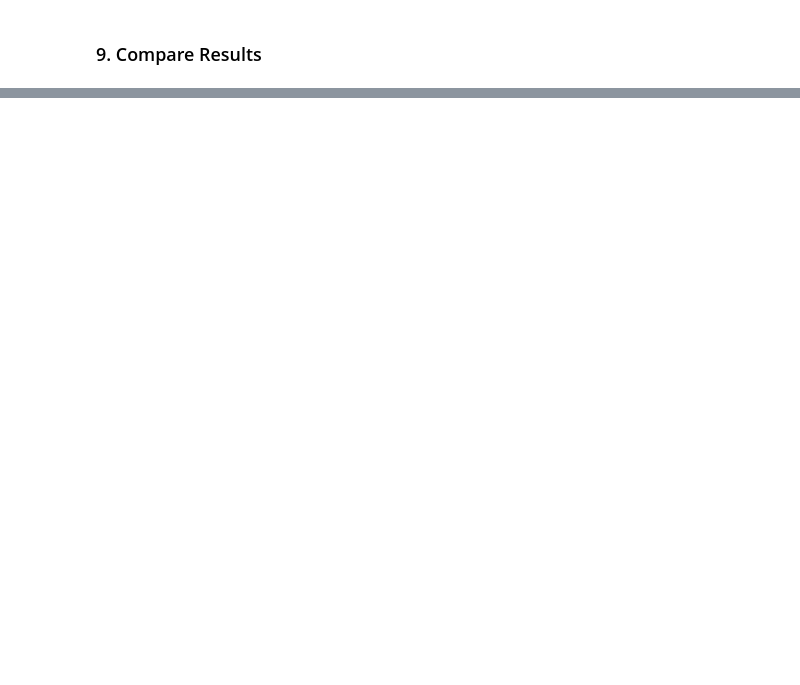
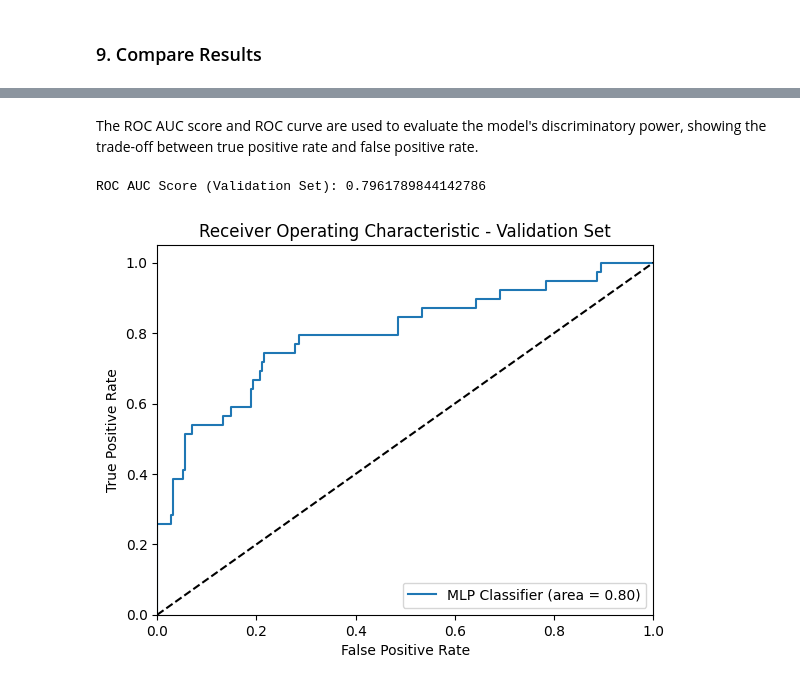
Before and after one commit to michyli/AttritionPredictionModel, a Jupyter notebook: main.ipynb, the cells around one changed output, grey strips where cells are left out. Cells and saved outputs as stored; diff of their text form; code cells hidden in the pictures; blank space fills up the shorter version.

Commit message:
finished logistic Regression and NN ipynb

```diff
--- a/main.ipynb
+++ b/main.ipynb
@@ -454,0 +303,12 @@ weighted avg       0.88      0.89      0.88       294
+# %%
+mlp = MLPClassifier(
+    hidden_layer_sizes=(512, 512, 256),
+    activation='logistic',
+    solver='adam',
+    max_iter=3000,
+    random_state=42,
+    early_stopping=True
+)
+
+# Train the model on the resampled training data
+mlp.fit(X_train_resampled, y_train_resampled)
@@ -454,0 +321,16 @@ weighted avg       0.88      0.89      0.88       294
+# %%
+# Predict probabilities on the validation set
+y_val_pred_proba = mlp.predict_proba(X_test)[:, 1]
+
+# Predict classes on the validation set
+y_val_pred = mlp.predict(X_test)
+
+# Evaluate the model
+accuracy = accuracy_score(y_test, y_val_pred)
+print("Validation Accuracy:", accuracy)
+
+print("\nClassification Report (Validation Set):")
+print(classification_report(y_test, y_val_pred))
+
+print("Confusion Matrix (Validation Set):")
+print(confusion_matrix(y_test, y_val_pred))
@@ -454,0 +353,22 @@ weighted avg       0.88      0.89      0.88       294
+# %% [markdown]
+The ROC AUC score and ROC curve are used to evaluate the model's discriminatory power, showing the trade-off between true positive rate and false positive rate.
+# %%
+# ROC AUC Score
+roc_auc = roc_auc_score(y_test, y_val_pred_proba)
+print("ROC AUC Score (Validation Set):", roc_auc)
+
+# Plot ROC Curve
+fpr, tpr, thresholds = roc_curve(y_test, y_val_pred_proba)
+plt.figure()
+plt.plot(fpr, tpr, label='MLP Classifier (area = %0.2f)' % roc_auc)
+plt.plot([0, 1], [0, 1], 'k--')  # Random guessing
+plt.xlim([0.0, 1.0])
+plt.ylim([0.0, 1.05])
+plt.xlabel('False Positive Rate')
+plt.ylabel('True Positive Rate')
+plt.title('Receiver Operating Characteristic - Validation Set')
+plt.legend(loc="lower right")
+plt.show()
+# %% [output]
+ROC AUC Score (Validation Set): 0.7961789844142786
+[figure, added]
```
Also changed, not shown: parts of 55 cells of this notebook.
